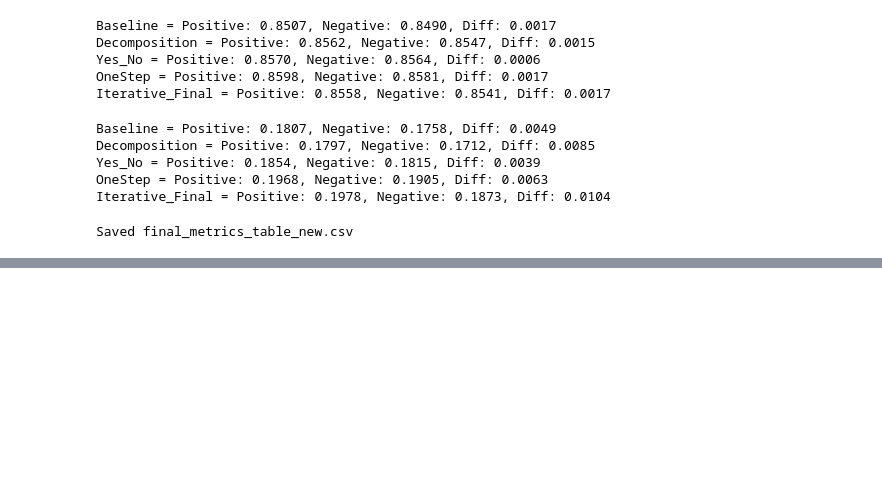
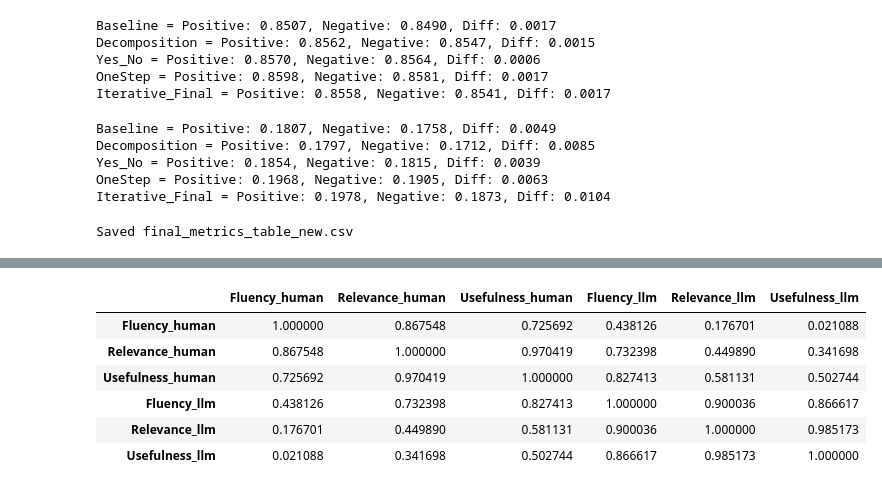
Before and after one commit to raina-joshi/llm-followup-thesis, a Jupyter notebook: preliminary_experiments.ipynb, the cells around one changed output, grey strips where cells are left out. Saved outputs shown, nothing was run; the diff lists cells and outputs as text; code cells hidden in the pictures; blank space fills up the shorter version.

```diff
--- a/preliminary_experiments.ipynb
+++ b/preliminary_experiments.ipynb
@@ -1724,0 +2171,11 @@ Saved final_metrics_table_new.csv
+# %%
+corr = compare_df.corr(numeric_only=True)
+corr
+# %% [output]
+|  | Fluency_human | Relevance_human | Usefulness_human | Fluency_llm | Relevance_llm | Usefulness_llm |
+| Fluency_human | 1.000000 | 0.867548 | 0.725692 | 0.438126 | 0.176701 | 0.021088 |
+| Relevance_human | 0.867548 | 1.000000 | 0.970419 | 0.732398 | 0.449890 | 0.341698 |
+| Usefulness_human | 0.725692 | 0.970419 | 1.000000 | 0.827413 | 0.581131 | 0.502744 |
+| Fluency_llm | 0.438126 | 0.732398 | 0.827413 | 1.000000 | 0.900036 | 0.866617 |
+| Relevance_llm | 0.176701 | 0.449890 | 0.581131 | 0.900036 | 1.000000 | 0.985173 |
+| Usefulness_llm | 0.021088 | 0.341698 | 0.502744 | 0.866617 | 0.985173 | 1.000000 |
```
Also changed, not shown: parts of 61 cells of this notebook.
